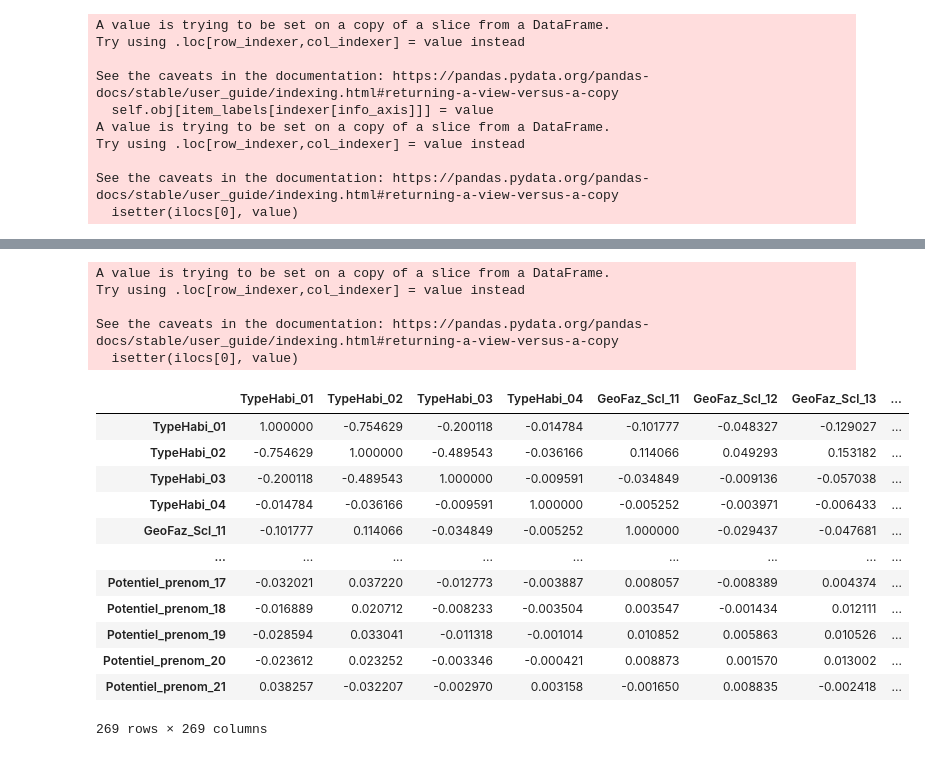
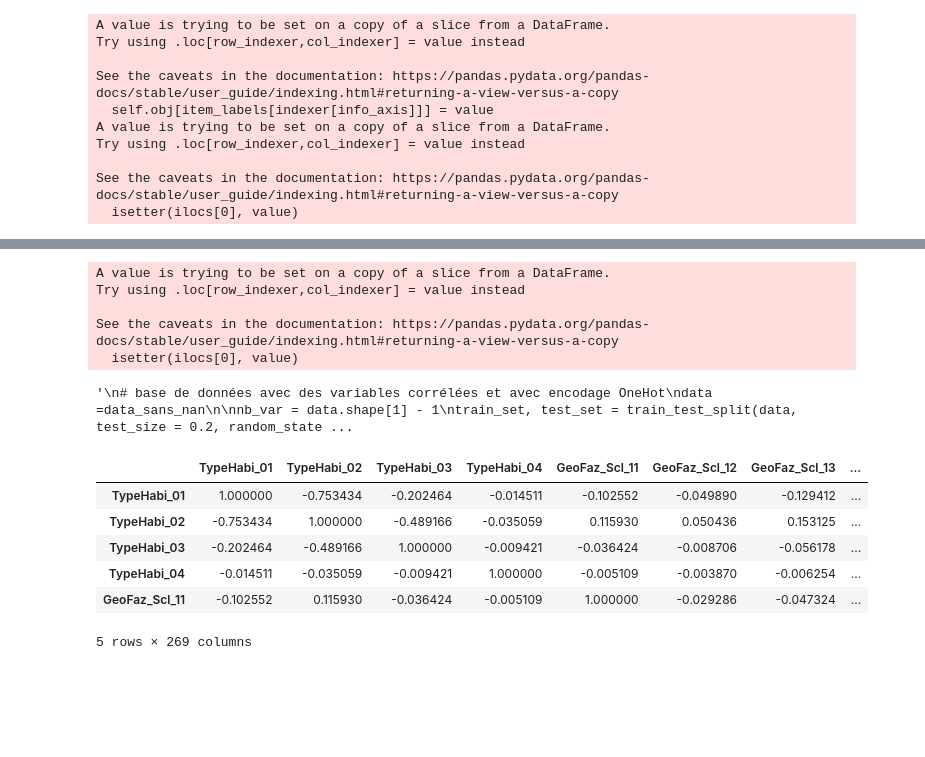
Before and after one commit to christian235711/Predict_models_fdf21, a Jupyter notebook: FDF21_DATA_EXPLORATION.ipynb, the cells around one changed output, grey strips where cells are left out. Drawn from its saved outputs; the diff is of its cells as text; code cells hidden in the pictures; blank space fills up the shorter version.

```diff
--- a/FDF21_DATA_EXPLORATION.ipynb
+++ b/FDF21_DATA_EXPLORATION.ipynb
@@ -78,7 +82,7 @@ colonnes =(["IDENT", "TypeHabi", "GeoFaz_Scl", "GeoFaz_cl", "ImmoFaz_Scl", "Immo
             "Prenom_effectif", "Potentiel_prenom", "Onoma-Phase_Scl", "Onoma-Phase_CL", "Top_mon"])
 # %%
 #data_orig = pd.read_csv("C:/Users/Christian/Desktop/my_data_FDFIFI19.txt",sep=" " , names = colonnes, low_memory=False, dtype=str )#, dtype='Int64')
-data_orig = pd.read_csv("/content/drive/MyDrive/spad_score_method_1/spad_projection_FDFTOT21/my_data_FDFTOT21.txt", delim_whitespace="\t", header = None, names=colonnes, low_memory=False, dtype=str )#, dtype='Int64')
+data_orig = pd.read_csv("/content/drive/MyDrive/spad_score_method_1/spad_projection_FDFTOT21/sans_8_new_my_data_FDFTOT21.txt", delim_whitespace="\t", header = None, names=colonnes, low_memory=False, dtype=str )#, dtype='Int64')
 data = data_orig.copy()
 print("taille du dataset d'origine : ",data.shape)
 # %% [output]
@@ -86,4 +89,0 @@ taille du dataset d'origine :  (1219999, 23)
-# %%
-# on élimine les variables corrélées et les variables qu'on ne peut pas utiliser
-data = data.drop(["GeoFaz_cl", "ImmoFaz_Scl", "ImmoFaz_cl", "Prenom_Phase_cl_H", "Prenom_Phase_cl_F", "Onoma-Phase_Scl", "Onoma-Phase_CL"], axis=1)
-data
@@ -231,15 +281,12 @@ for val in data_sans_nan.columns[1:-1] :
 # %%
-##################################
-##########################################
-# AVEC VARIABLES SPAD (ACTIVES ET ILLUSTRATIVES)  ET ENCODAGE DUMMIES
-##########################################
-
 # test predict individus sans classe
 data = data_orig.copy()
 
 # on élimine les variables dons
 data=data.drop(["GeoFaz_cl", "ImmoFaz_Scl", "ImmoFaz_cl", "Prenom_Phase_cl_H", "Prenom_Phase_cl_F",
                 "Onoma-Phase_Scl", "Onoma-Phase_CL"],axis=1)
+
+data_data = data.copy()
 
 # encodage Onehot sur toutes les données (on évite ainsi les erreurs futures)
 nb_var = data.shape[1] - 1
@@ -249,14 +296,14 @@ data = data_var_qualitatives_temp
 #encodage = OneHotEncoder()
 #encodage.fit(data_processing(data.iloc[:,1:nb_var]))
 
-# élimination des individus n'ayant pas de valeur pour la varialbe IFI+
+# élimination des individus n'ayant pas de valeur pour la varialbe Top_mon
 """IMPORTANT"""
 data_sans_nan = data[(data.isnull()).sum(axis=1) == 0]
 
 #conversion du type de variable
 for i in range(1,data_sans_nan.shape[1]):
     data_sans_nan.iloc[:,i]=data_sans_nan.iloc[:,i].astype(int)
-
+"""
 # base de données avec des variables corrélées et avec encodage OneHot
 data =data_sans_nan
 
@@ -268,27 +315,23 @@ train_Y_s = np.asanyarray(train_set.iloc[:,nb_var])
 
 test_X_s = (test_set.iloc[:,1:nb_var]).to_numpy()
 test_Y_s = np.asanyarray(test_set.iloc[:,nb_var])
+"""
 # %% [output]
 A value is trying to be set on a copy of a slice from a DataFrame.
 Try using .loc[row_indexer,col_indexer] = value instead
 
 See the caveats in the documentation: https://pandas.pydata.org/pandas-docs/stable/user_guide/indexing.html#returning-a-view-versus-a-copy
   isetter(ilocs[0], value)
+'\n# base de données avec des variables corrélées et avec encodage OneHot\ndata =data_sans_nan\n\nnb_var = data.shape[1] - 1\ntrain_set, test_set = train_test_split(data, test_size = 0.2, random_state ...
 # %%
 # tableau de corrélation
-tableau_corr =data_sans_nan.iloc[:,1:-1].corr()
-tableau_corr
+tableau_corr = data_sans_nan.iloc[:,1:-1].corr()
+tableau_corr.head(5)
 # %% [output]
 |  | TypeHabi_01 | TypeHabi_02 | TypeHabi_03 | TypeHabi_04 | GeoFaz_Scl_11 | GeoFaz_Scl_12 | GeoFaz_Scl_13 | ... |
-| TypeHabi_01 | 1.000000 | -0.754629 | -0.200118 | -0.014784 | -0.101777 | -0.048327 | -0.129027 | ... |
-| TypeHabi_02 | -0.754629 | 1.000000 | -0.489543 | -0.036166 | 0.114066 | 0.049293 | 0.153182 | ... |
-| TypeHabi_03 | -0.200118 | -0.489543 | 1.000000 | -0.009591 | -0.034849 | -0.009136 | -0.057038 | ... |
-| TypeHabi_04 | -0.014784 | -0.036166 | -0.009591 | 1.000000 | -0.005252 | -0.003971 | -0.006433 | ... |
-| GeoFaz_Scl_11 | -0.101777 | 0.114066 | -0.034849 | -0.005252 | 1.000000 | -0.029437 | -0.047681 | ... |
-| ... | ... | ... | ... | ... | ... | ... | ... | ... |
-| Potentiel_prenom_17 | -0.032021 | 0.037220 | -0.012773 | -0.003887 | 0.008057 | -0.008389 | 0.004374 | ... |
-| Potentiel_prenom_18 | -0.016889 | 0.020712 | -0.008233 | -0.003504 | 0.003547 | -0.001434 | 0.012111 | ... |
-| Potentiel_prenom_19 | -0.028594 | 0.033041 | -0.011318 | -0.001014 | 0.010852 | 0.005863 | 0.010526 | ... |
-| Potentiel_prenom_20 | -0.023612 | 0.023252 | -0.003346 | -0.000421 | 0.008873 | 0.001570 | 0.013002 | ... |
-| Potentiel_prenom_21 | 0.038257 | -0.032207 | -0.002970 | 0.003158 | -0.001650 | 0.008835 | -0.002418 | ... |
+| TypeHabi_01 | 1.000000 | -0.753434 | -0.202464 | -0.014511 | -0.102552 | -0.049890 | -0.129412 | ... |
+| TypeHabi_02 | -0.753434 | 1.000000 | -0.489166 | -0.035059 | 0.115930 | 0.050436 | 0.153125 | ... |
+| TypeHabi_03 | -0.202464 | -0.489166 | 1.000000 | -0.009421 | -0.036424 | -0.008706 | -0.056178 | ... |
+| TypeHabi_04 | -0.014511 | -0.035059 | -0.009421 | 1.000000 | -0.005109 | -0.003870 | -0.006254 | ... |
+| GeoFaz_Scl_11 | -0.102552 | 0.115930 | -0.036424 | -0.005109 | 1.000000 | -0.029286 | -0.047324 | ... |
-269 rows × 269 columns
+5 rows × 269 columns
```
Also changed, not shown: parts of 34 cells of this notebook.
